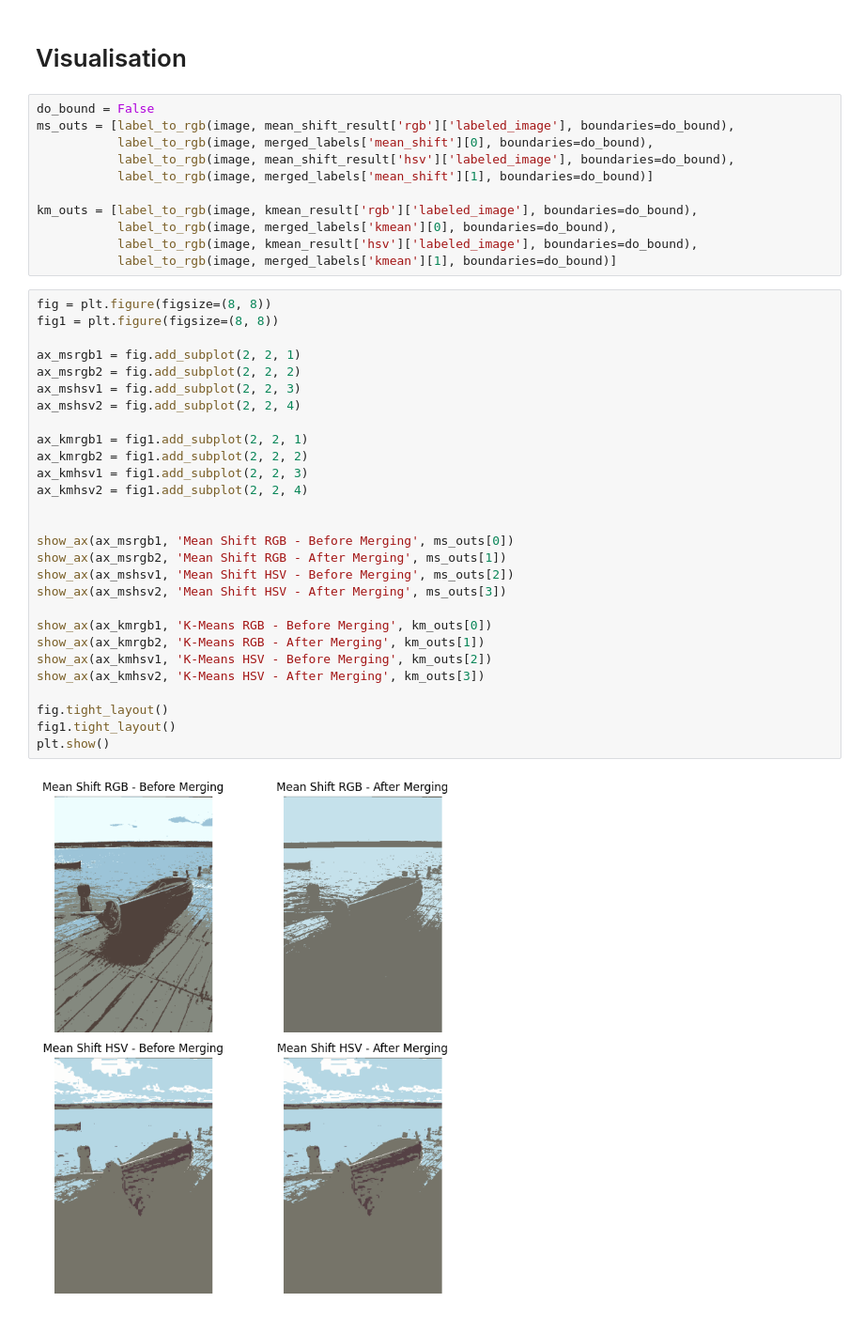
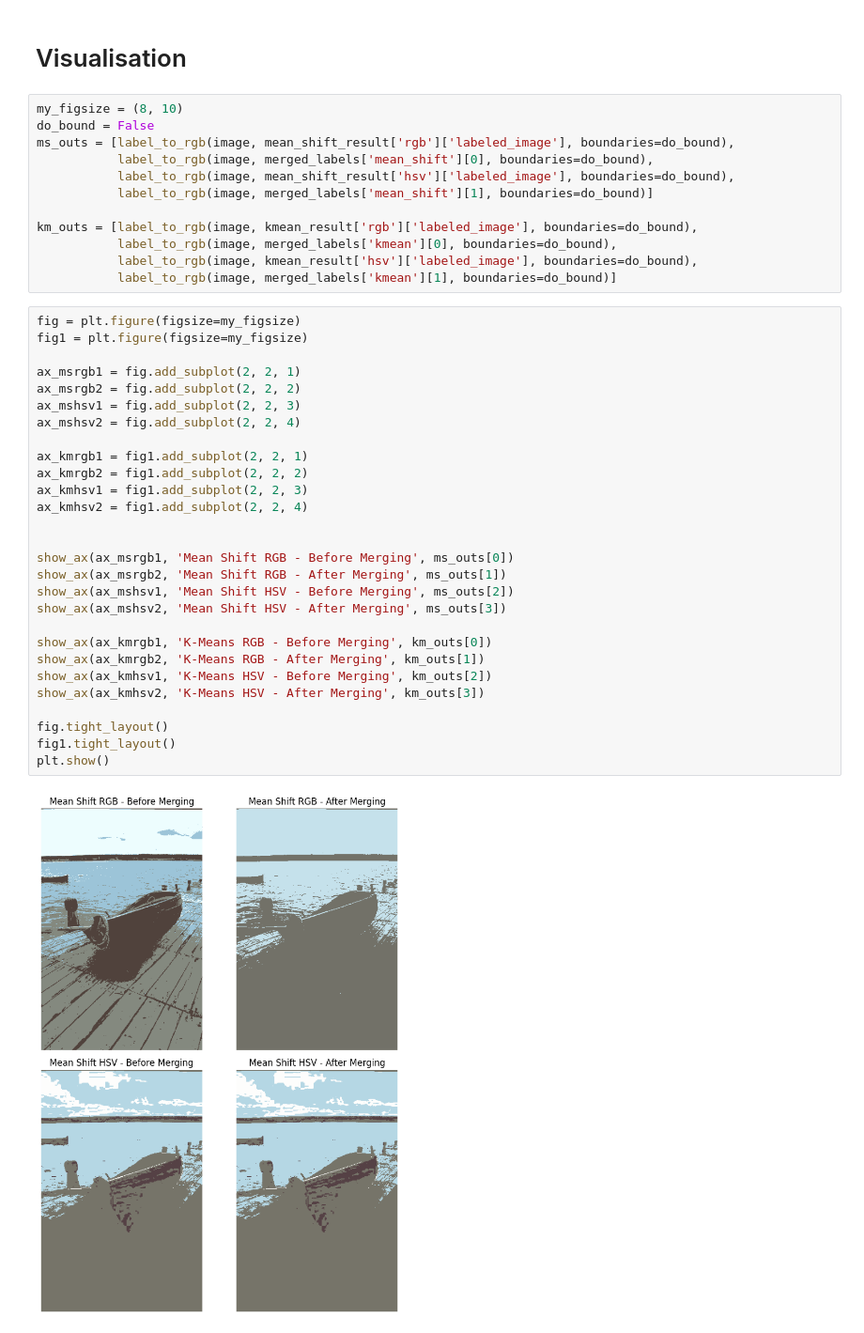
Before and after one commit to Ngoc-Cac/ML-Group2, a Jupyter notebook: main.ipynb, the cells around one changed output. Shown: that part at 94% size. Drawn from its saved outputs; the diff is of its cells as text.

```diff
--- a/main.ipynb
+++ b/main.ipynb
@@ -428,6 +408,7 @@ rand_tab
 # %% [markdown]
 # Visualisation
 # %%
+my_figsize = (8, 10)
 do_bound = False
 ms_outs = [label_to_rgb(image, mean_shift_result['rgb']['labeled_image'], boundaries=do_bound),
            label_to_rgb(image, merged_labels['mean_shift'][0], boundaries=do_bound),
@@ -439,32 +420,32 @@ km_outs = [label_to_rgb(image, kmean_result['rgb']['labeled_image'], boundaries=
            label_to_rgb(image, kmean_result['hsv']['labeled_image'], boundaries=do_bound),
            label_to_rgb(image, merged_labels['kmean'][1], boundaries=do_bound)]
 # %%
-fig = plt.figure(figsize=(8, 8))
-fig1 = plt.figure(figsize=(8, 8))
+fig = plt.figure(figsize=my_figsize)
+fig1 = plt.figure(figsize=my_figsize)
 
 ax_msrgb1 = fig.add_subplot(2, 2, 1)
 ax_msrgb2 = fig.add_subplot(2, 2, 2)
 ax_mshsv1 = fig.add_subplot(2, 2, 3)
 ax_mshsv2 = fig.add_subplot(2, 2, 4)
 
 ax_kmrgb1 = fig1.add_subplot(2, 2, 1)
 ax_kmrgb2 = fig1.add_subplot(2, 2, 2)
 ax_kmhsv1 = fig1.add_subplot(2, 2, 3)
 ax_kmhsv2 = fig1.add_subplot(2, 2, 4)
 
 
 show_ax(ax_msrgb1, 'Mean Shift RGB - Before Merging', ms_outs[0])
 show_ax(ax_msrgb2, 'Mean Shift RGB - After Merging', ms_outs[1])
 show_ax(ax_mshsv1, 'Mean Shift HSV - Before Merging', ms_outs[2])
 show_ax(ax_mshsv2, 'Mean Shift HSV - After Merging', ms_outs[3])
 
 show_ax(ax_kmrgb1, 'K-Means RGB - Before Merging', km_outs[0])
 show_ax(ax_kmrgb2, 'K-Means RGB - After Merging', km_outs[1])
 show_ax(ax_kmhsv1, 'K-Means HSV - Before Merging', km_outs[2])
 show_ax(ax_kmhsv2, 'K-Means HSV - After Merging', km_outs[3])
 
 fig.tight_layout()
 fig1.tight_layout()
 plt.show()
 # %% [output]
-[figure, old version]
+[figure, new version]
```
Also changed, not shown: parts of 6 cells of this notebook.
